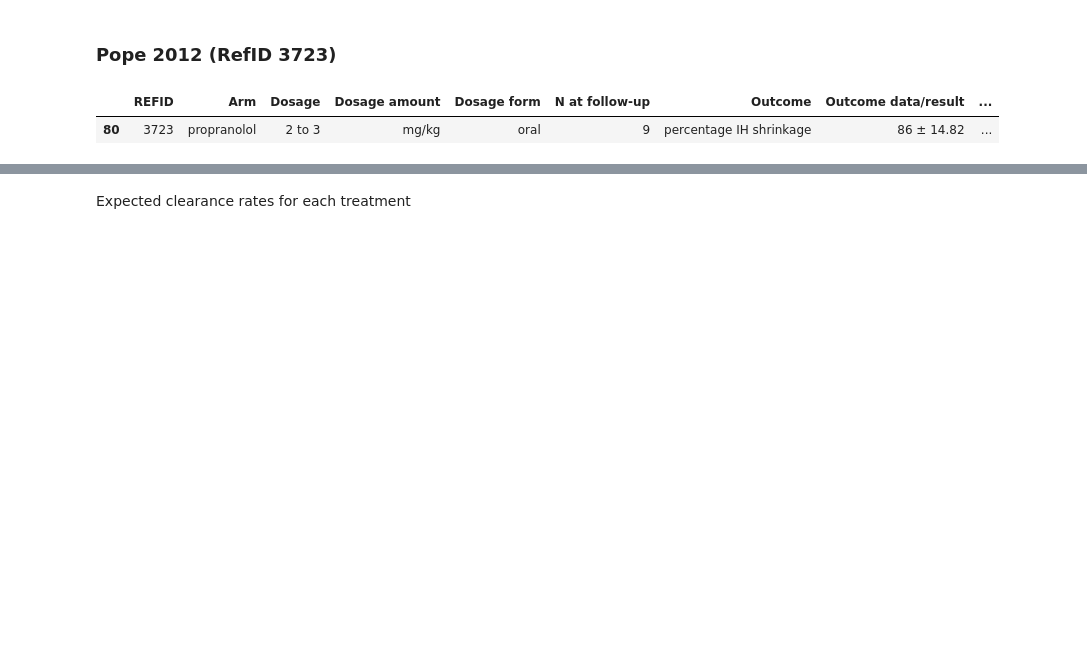
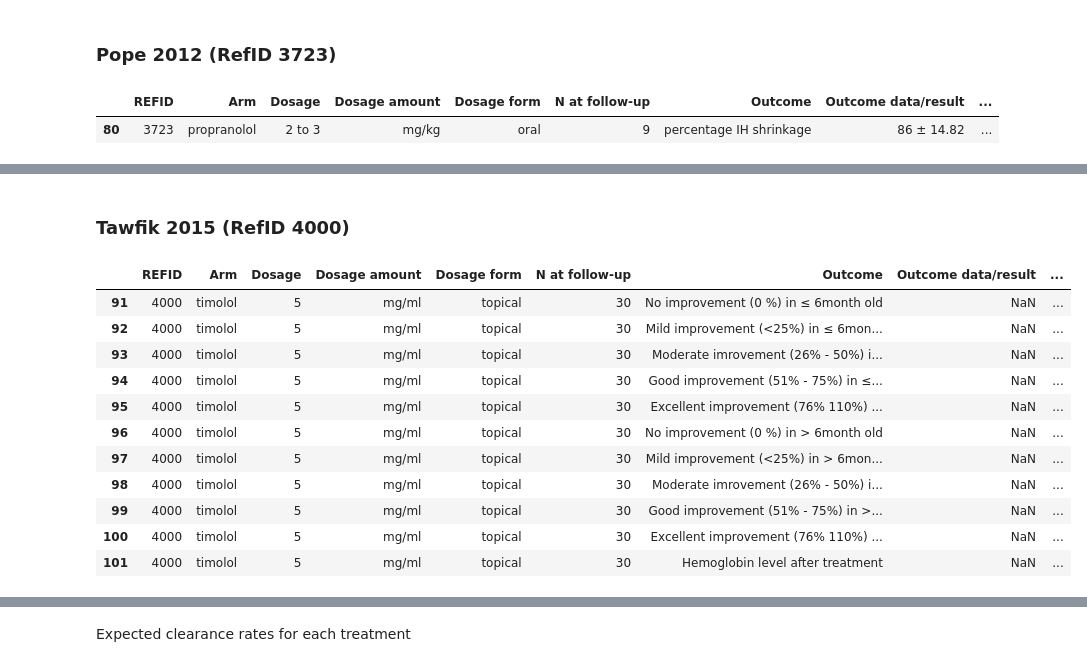
Before and after one commit to VanderbiltPopHealthSci/IH_meta-analysis, a Jupyter notebook: Infantile Hemangioma Meta-analysis.ipynb, the cells around one changed output, grey strips where cells are left out. Saved outputs shown, nothing was run; the diff lists cells and outputs as text; code cells hidden in the pictures; blank space fills up the shorter version.

```diff
--- a/Infantile Hemangioma Meta-analysis.ipynb
+++ b/Infantile Hemangioma Meta-analysis.ipynb
@@ -894,0 +951,17 @@ propranolol_obs_3723 = pm.Normal('propranolol_obs_3723', mu_propranolol_3723, pr
+# %% [markdown]
+### Tawfik 2015 (RefID 4000)
+# %%
+kq2_outcomes[kq2_outcomes.REFID==4000][subset_cols]
+# %% [output]
+|  | REFID | Arm | Dosage | Dosage amount | Dosage form | N at follow-up | Outcome | Outcome data/result | ... |
+| 91 | 4000 | timolol | 5 | mg/ml | topical | 30 | No improvement (0 %) in ≤ 6month old | NaN | ... |
+| 92 | 4000 | timolol | 5 | mg/ml | topical | 30 | Mild improvement (<25%) in ≤ 6mon... | NaN | ... |
+| 93 | 4000 | timolol | 5 | mg/ml | topical | 30 | Moderate imrovement (26% - 50%) i... | NaN | ... |
+| 94 | 4000 | timolol | 5 | mg/ml | topical | 30 | Good improvement (51% - 75%) in ≤... | NaN | ... |
+| 95 | 4000 | timolol | 5 | mg/ml | topical | 30 | Excellent improvement (76% 110%) ... | NaN | ... |
+| 96 | 4000 | timolol | 5 | mg/ml | topical | 30 | No improvement (0 %) in > 6month old | NaN | ... |
+| 97 | 4000 | timolol | 5 | mg/ml | topical | 30 | Mild improvement (<25%) in > 6mon... | NaN | ... |
+| 98 | 4000 | timolol | 5 | mg/ml | topical | 30 | Moderate imrovement (26% - 50%) i... | NaN | ... |
+| 99 | 4000 | timolol | 5 | mg/ml | topical | 30 | Good improvement (51% - 75%) in >... | NaN | ... |
+| 100 | 4000 | timolol | 5 | mg/ml | topical | 30 | Excellent improvement (76% 110%) ... | NaN | ... |
+| 101 | 4000 | timolol | 5 | mg/ml | topical | 30 | Hemoglobin level after treatment | NaN | ... |
```
Also changed, not shown: parts of 45 cells of this notebook, 1 other file.
